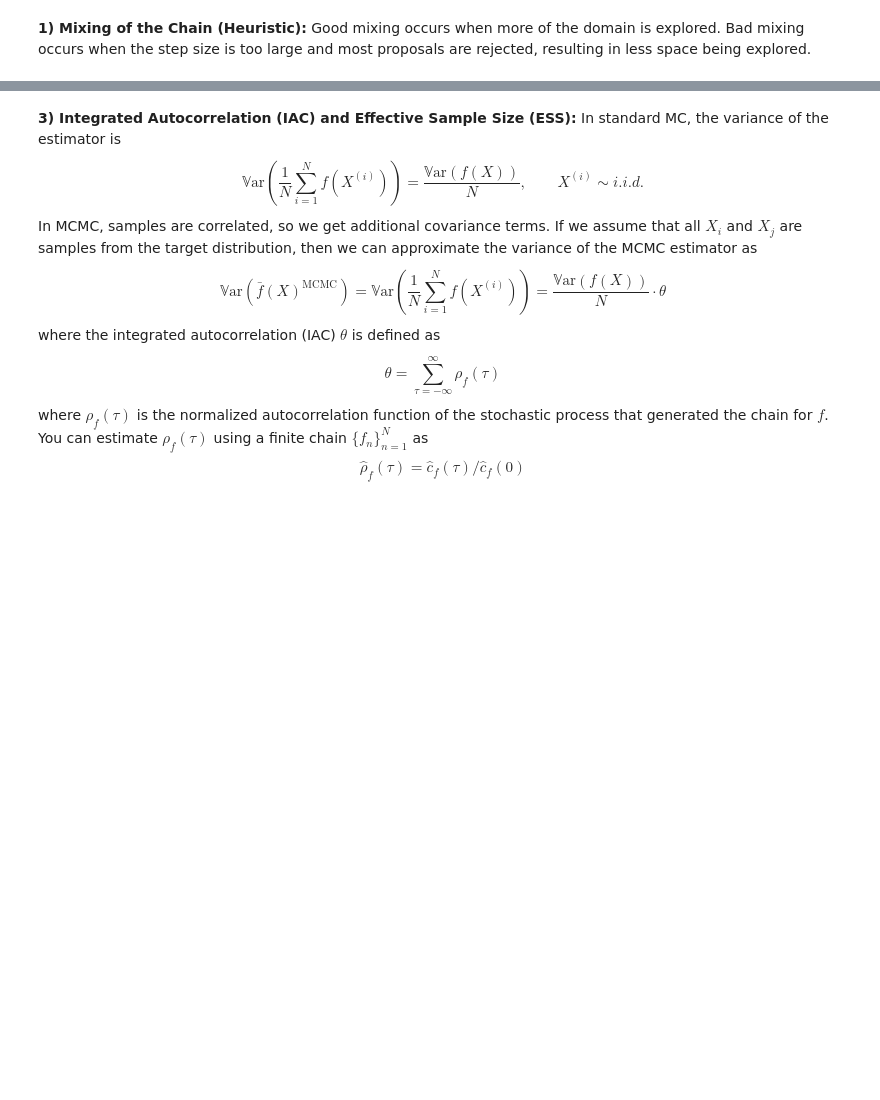
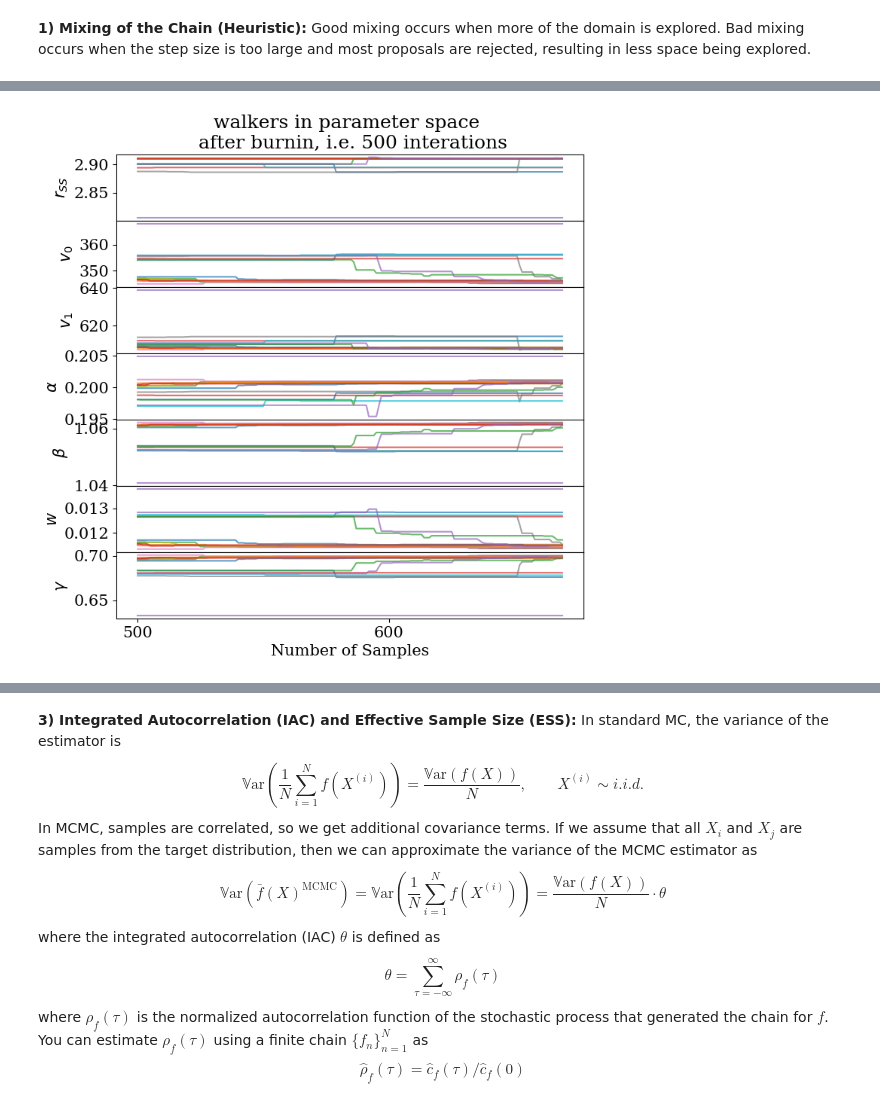
Before and after one commit to opaliss/Parameter_Estimation_Solar_Wind, a Jupyter notebook: MCMC_analysis.ipynb, the cells around one changed output, grey strips where cells are left out. Drawn from its saved outputs; the diff is of its cells as text; code cells hidden in the pictures; blank space fills up the shorter version.

```diff
--- a/MCMC_analysis.ipynb
+++ b/MCMC_analysis.ipynb
@@ -228 +245,24 @@ plt.savefig("figs/MCMC_chain.png", dpi=500)
+# %%
+fig, ax = plt.subplots(nrows=7,sharex=True, figsize=(8, 8))
+burnin=500
+
+for ii in range(7):
+    ax[ii].plot(np.arange(burnin, len(samples[:,:, ii])), samples[burnin:,:, ii], '-', alpha=0.7)
+    ax[ii].set_ylabel(labels_list[ii])
+    if ii!=5:
+        ax[ii].set_xticks([])
+ax[-1].set_xlabel("Number of Samples")
+#ax[0].set_yticks([3, 3.2])
+#ax[1].set_yticks([350, 400])
+#ax[2].set_yticks([600, 700])
+#ax[3].set_yticks([0.18, 0.19])
+#ax[4].set_yticks([1.05, 1.12])
+#ax[5].set_yticks([0.02, 0.04])
+#ax[6].set_yticks([0.6, 0.7])
+ax[0].set_title("walkers in parameter space \n after burnin, i.e. " + str(burnin) + " interations")
+fig.subplots_adjust(wspace=0, hspace=0)
+ax[-1].set_xticks(np.arange(burnin, len(samples[:,:, ii]), 100))
+plt.savefig("figs/MCMC_chain.png", dpi=500)
+# %% [output]
+[figure, added]
 # %% [markdown]
```
Also changed, not shown: parts of 12 cells of this notebook, 10 other files.
